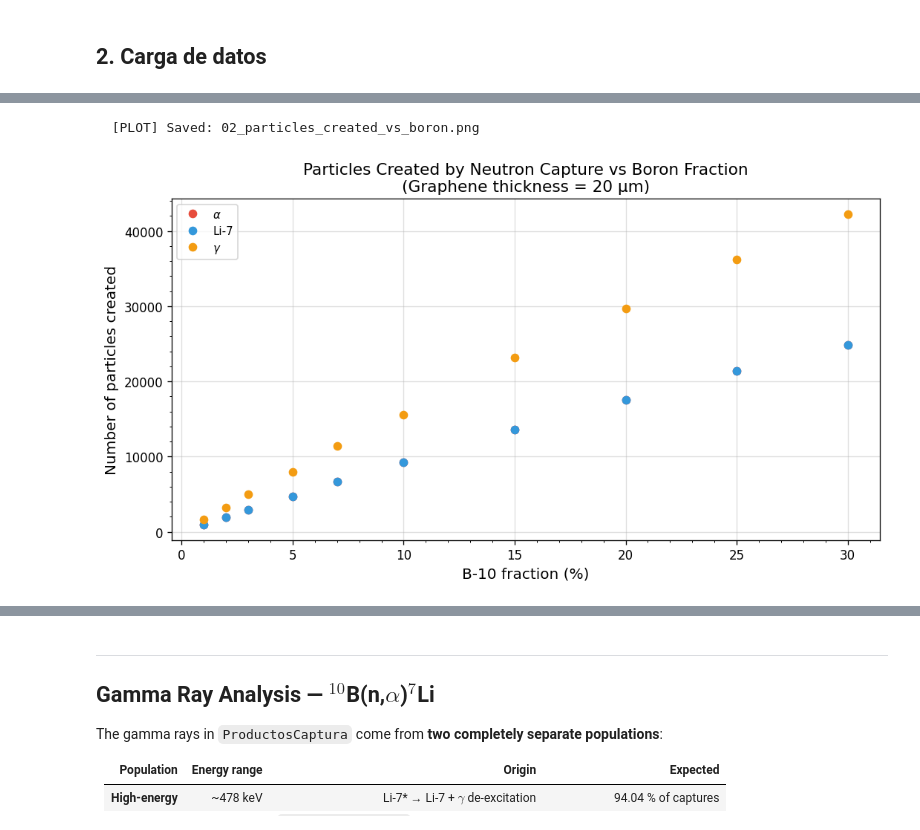
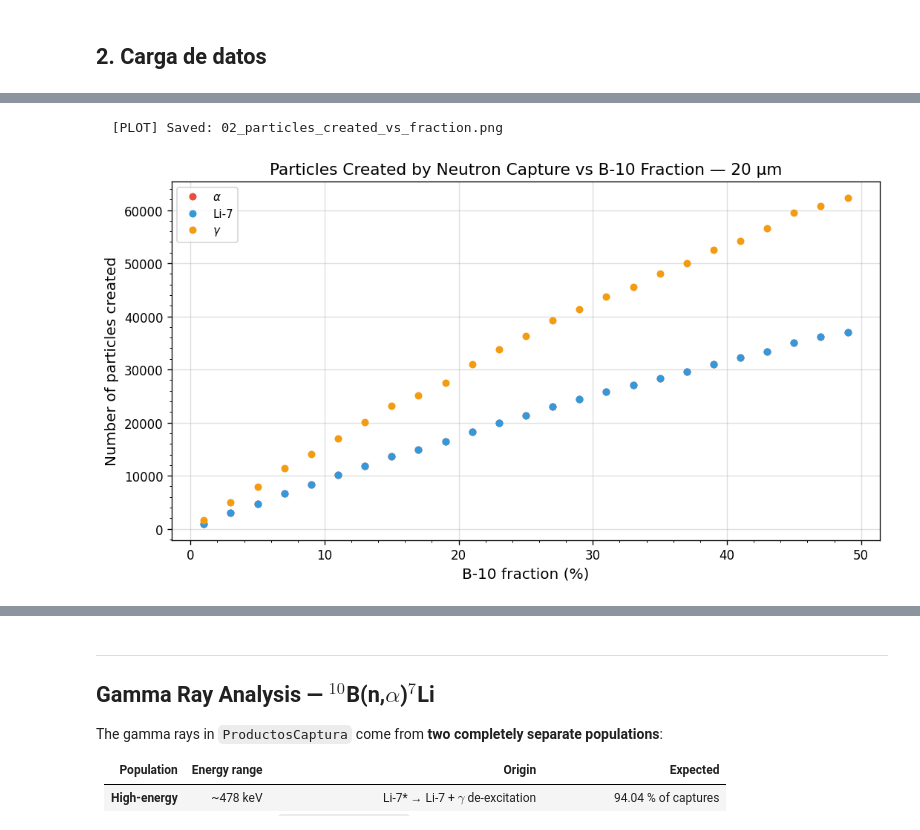
Before and after one commit to luisb0628/neutron-capture-graphene-boron-geant4, a Jupyter notebook: python/analysis_boron.ipynb, the cells around one changed output, grey strips where cells are left out. Drawn from its saved outputs; the diff is of its cells as text; code cells hidden in the pictures.

```diff
--- a/python/analysis_boron.ipynb
+++ b/python/analysis_boron.ipynb
@@ -28,19 +28,21 @@ import matplotlib.pyplot as plt
 from matplotlib.ticker import AutoMinorLocator
 import uproot
 # %%
+# ── Paths ─────────────────────────────────────────────────────────────────────
 PROJECT_DIR = Path(".").resolve().parent
 BUILD_DIR   = PROJECT_DIR / "build"
 PLOT_DIR    = Path(".").resolve() / "plots_boron"
 PLOT_DIR.mkdir(exist_ok=True)
 
-BORON_FRACTIONS  = [1, 2, 3, 5, 7, 10, 15, 20, 25, 30]  # percent
-GRAPHENE_UM      = 20        # espesor fijo
-N_NEUTRONS       = 100_000
-SELECTED_FRACTION = 5        # fracción seleccionada para espectros detallados
+BORON_FRACTIONS   = list(range(1, 50, 2))  # mass fraction %
+N_NEUTRONS        = 100_000
+GRAPHENE_UM       = 20   # fixed graphene thickness
+
+# La concentración seleccionada para espectros de energía detallados
+SELECTED_FRACTION  = 5
 
 print(f"Directorio de archivos ROOT : {BUILD_DIR}")
 print(f"Directorio de plots         : {PLOT_DIR}")
-print(f"Espesor fijo                : {GRAPHENE_UM} µm")
 print(f"Fracción seleccionada       : {SELECTED_FRACTION} %")
 # %% [output]
 Directorio de archivos ROOT : /home/luisb28/software/geant4/examples/Project/Film_graphene/build
@@ -93,7 +94,7 @@ def normalize_particle(name: str) -> str:
 
 
 def load_root(boron_pct: float) -> dict | None:
-    """Lee un archivo ROOT para la fracción de boro dada y devuelve los tres DataFrames."""
+    """Lee un archivo ROOT y devuelve los tres DataFrames."""
     path = BUILD_DIR / f"output_B{boron_pct:.2f}pct.root"
     if not path.exists():
         print(f"  [WARN] No encontrado: {path.name}")
@@ -123,14 +124,14 @@ def load_root(boron_pct: float) -> dict | None:
 
 
 def compute_metrics(data_by_fraction: dict) -> pd.DataFrame:
-    """Calcula métricas agregadas por fracción de boro."""
+    """Calcula métricas agregadas por fracción de B-10."""
     rows = []
-    for pct, data in sorted(data_by_fraction.items()):
+    for t, data in sorted(data_by_fraction.items()):
         cap = data["captura"]
         det = data["detector"]
         rng = data["rango"]
 
-        row = {"boron_pct": pct}
+        row = {"boron_pct": t}
         for p in PARTICLES:
             row[f"created_{p}"] = (cap["ParticleNorm"] == p).sum()
 
@@ -150,6 +151,7 @@ def compute_metrics(data_by_fraction: dict) -> pd.DataFrame:
 
 
 def save(fig: plt.Figure, name: str):
+    """Guarda la figura a disco y la muestra inline."""
     path = PLOT_DIR / name
     fig.savefig(str(path), bbox_inches="tight")
     print(f"  [PLOT] Saved: {path.name}")
@@ -165,19 +167,19 @@ def minor_ticks(ax):
 # %%
 data_by_fraction: dict = {}
 
-for pct in BORON_FRACTIONS:
-    print(f"  Leyendo output_B{pct:.2f}pct.root ...", end=" ")
-    data = load_root(pct)
+for t in BORON_FRACTIONS:
+    print(f"  Leyendo output_B{t:.2f}pct.root ...", end=" ")
+    data = load_root(t/100)
     if data is not None:
-        data_by_fraction[pct] = data
+        data_by_fraction[t] = data
         print(f"OK  |  ProductosCaptura: {len(data['captura']):6d}"
               f"  |  ParticulasDetector: {len(data['detector']):6d}")
     else:
         print("NO DISPONIBLE")
 
 if not data_by_fraction:
-    print("\n[ERROR] No se encontraron archivos ROOT.")
+    print("\n[ERROR] No se encontraron archivos ROOT. Ejecuta run_simulations.py primero.")
 else:
-    print(f"\nTotal de fracciones cargadas: {len(data_by_fraction)}")
+    print(f"\nTotal de fracciones de boro cargadas: {len(data_by_fraction)}")
 # %% [output]
   Leyendo output_B1.00pct.root ... OK  |  ProductosCaptura:   4430  |  ParticulasDetector:    699
@@ -281,16 +293,15 @@ porque más boro = más capturas = más productos.
 # %%
 fig, ax = plt.subplots(figsize=(9, 5))
 for p in PARTICLES:
     ax.plot(df["boron_pct"], df[f"created_{p}"],
-            "o", color=COLORS[p], ms=6, label=PARTICLE_LABELS[p])
+            "o", color=COLORS[p], ms=5, label=PARTICLE_LABELS[p])
 ax.set_xlabel("B-10 fraction (%)")
 ax.set_ylabel("Number of particles created")
-ax.set_title(f"Particles Created by Neutron Capture vs Boron Fraction\n"
-             f"(Graphene thickness = {GRAPHENE_UM} µm)")
+ax.set_title(f"Particles Created by Neutron Capture vs B-10 Fraction — {GRAPHENE_UM} µm")
 ax.legend()
 minor_ticks(ax)
 fig.tight_layout()
-save(fig, "02_particles_created_vs_boron.png")
+save(fig, "02_particles_created_vs_fraction.png")
 # %% [output]
-  [PLOT] Saved: 02_particles_created_vs_boron.png
+  [PLOT] Saved: 02_particles_created_vs_fraction.png
-[figure, old version]
+[figure, new version]
```
Also changed, not shown: parts of 33 cells of this notebook, 5 other files.
